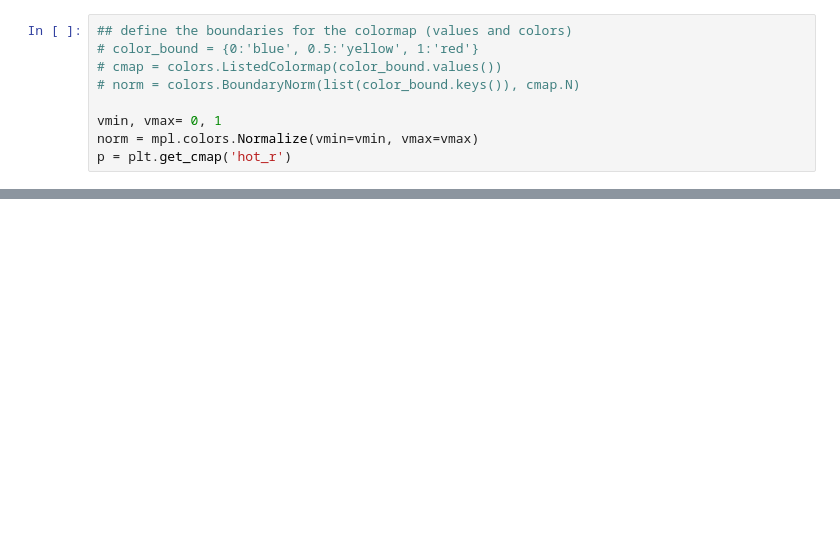
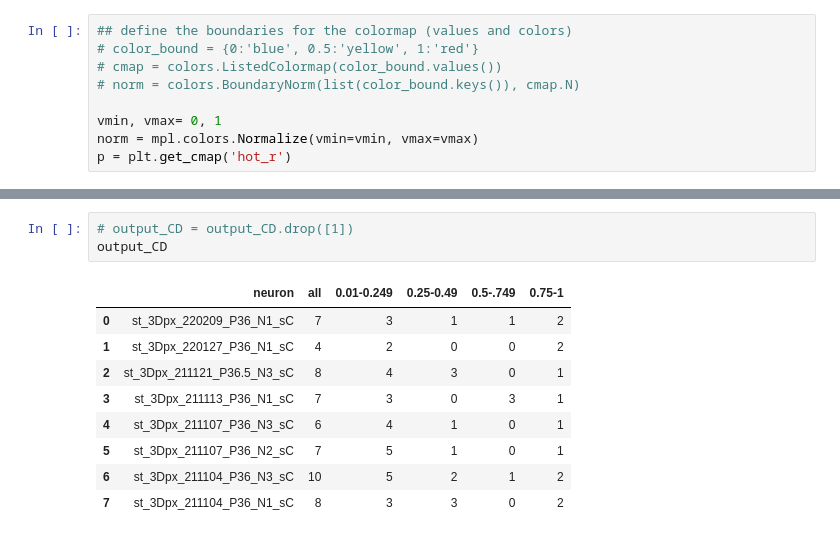
Before and after one commit to Asashou/TLI, a Jupyter notebook: pipeline/steps/plot_col_occ.ipynb, the cells around one changed output, grey strips where cells are left out. Drawn from its saved outputs; the diff is of its cells as text; blank space fills up the shorter version.

```diff
--- a/pipeline/steps/plot_col_occ.ipynb
+++ b/pipeline/steps/plot_col_occ.ipynb
@@ -129,0 +394,13 @@ plt.savefig(save_path+save_name, bbox_inches='tight')
+# %%
+# output_CD = output_CD.drop([1])
+output_CD
+# %% [output]
+|  | neuron | all | 0.01-0.249 | 0.25-0.49 | 0.5-.749 | 0.75-1 |
+| 0 | st_3Dpx_220209_P36_N1_sC | 7 | 3 | 1 | 1 | 2 |
+| 1 | st_3Dpx_220127_P36_N1_sC | 4 | 2 | 0 | 0 | 2 |
+| 2 | st_3Dpx_211121_P36.5_N3_sC | 8 | 4 | 3 | 0 | 1 |
+| 3 | st_3Dpx_211113_P36_N1_sC | 7 | 3 | 0 | 3 | 1 |
+| 4 | st_3Dpx_211107_P36_N3_sC | 6 | 4 | 1 | 0 | 1 |
+| 5 | st_3Dpx_211107_P36_N2_sC | 7 | 5 | 1 | 0 | 1 |
+| 6 | st_3Dpx_211104_P36_N3_sC | 10 | 5 | 2 | 1 | 2 |
+| 7 | st_3Dpx_211104_P36_N1_sC | 8 | 3 | 3 | 0 | 2 |
```
Also changed, not shown: parts of 24 cells of this notebook, 7 other files.
